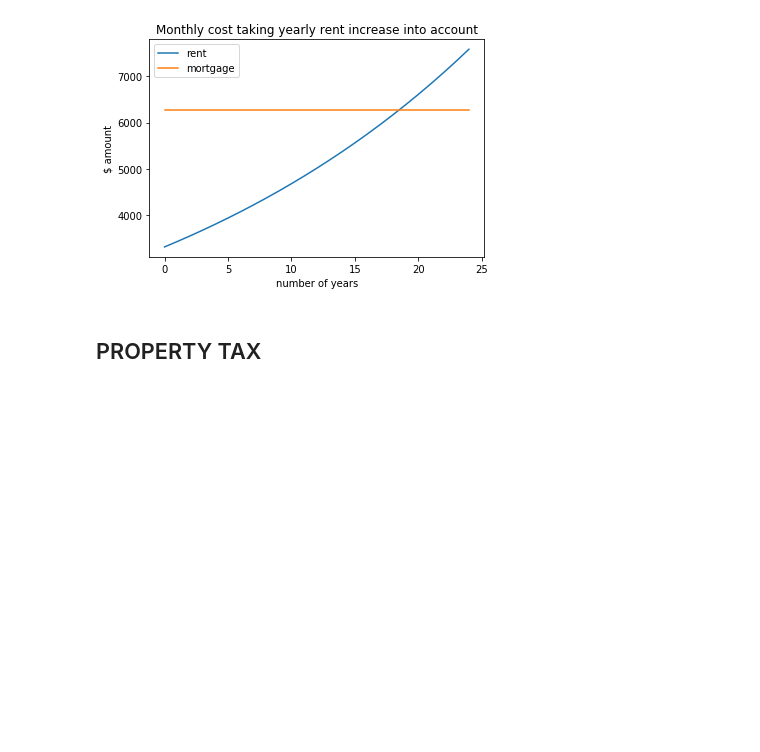
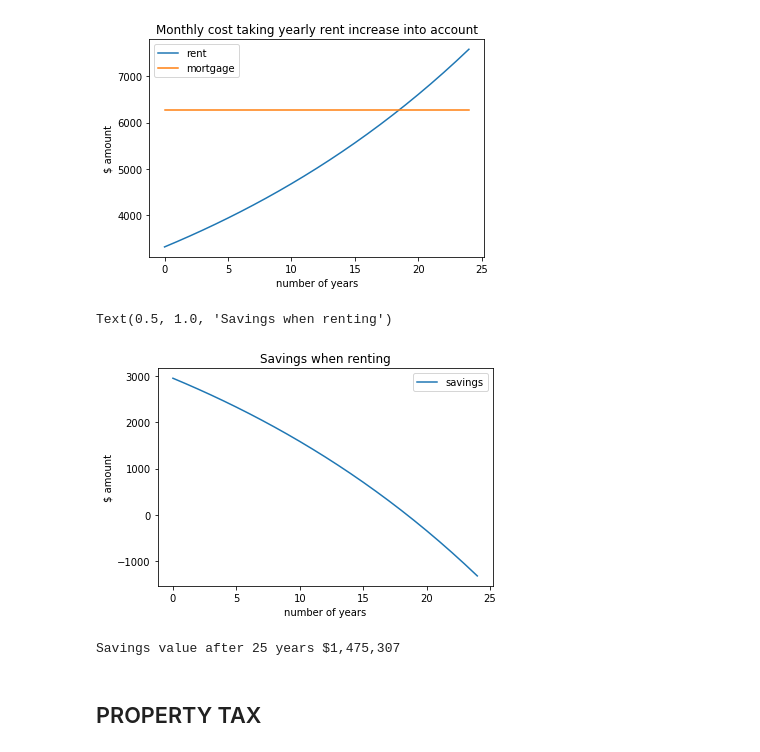
Before and after one commit to animanathome/mrtgg, a Jupyter notebook: Mortgage or Rent.ipynb, the cells around one changed output. Cells and saved outputs as stored; diff of their text form; code cells hidden in the pictures; blank space fills up the shorter version.

Commit message:
Added renting only scenario

```diff
--- a/Mortgage or Rent.ipynb
+++ b/Mortgage or Rent.ipynb
@@ -19,6 +20,7 @@ print("Average yearly rent increase {:.2f}%".format(ayri))
 
 year = []
 rent = []
+savings = []
 mortgage = []
 
 start_rent = RENT
@@ -27,6 +29,7 @@ for i in range(n_years):
     start_rent *= 1.0 + (ayri / 100)
     rent.append(start_rent)
     mortgage.append(MORTAGE)
+    savings.append(MORTAGE - start_rent)
 start_rent
 
 df = pd.DataFrame({'rent':rent, 'mortgage': mortgage})
@@ -38,6 +41,28 @@ ax.set_title('Monthly cost taking yearly rent increase into account')
 Average yearly rent increase 3.51%
 Text(0.5, 1.0, 'Monthly cost taking yearly rent increase into account')
 [figure]
+# %%
+# How much are we saving when we're not paying rent
+df = pd.DataFrame({'savings':savings})
+ax = df.plot()
+ax.set_xlabel('number of years')
+ax.set_ylabel('$ amount')
+ax.set_title('Savings when renting')
+# %% [output]
+Text(0.5, 1.0, 'Savings when renting')
+[figure, added]
+# %%
+# How much do we get if we invest the money that we saved from renting
+value = DOWNPAYMENT
+GROWTH = 0.07
+for i in range(n_years):
+    if savings[i] > 0:
+        value += savings[i]
+    value *= 1 + GROWTH
+
+print('Savings value after 25 years ${:,}'.format(int(value)))
+# %% [output]
+Savings value after 25 years $1,475,307
 # %% [markdown]
 ## PROPERTY TAX
 # %%
```
Also changed, not shown: parts of 1 cell of this notebook.
